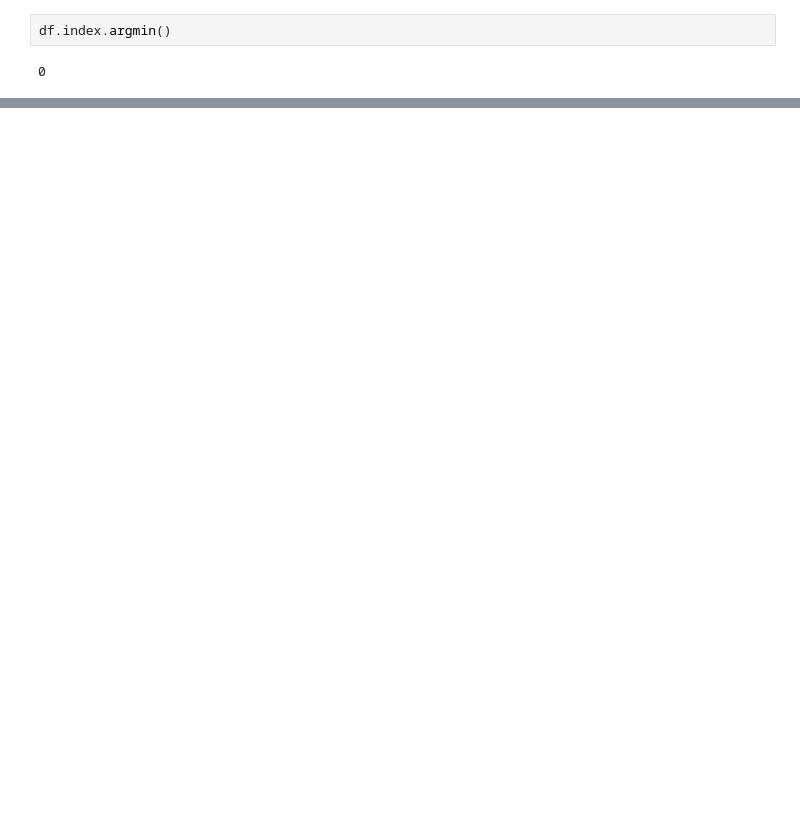
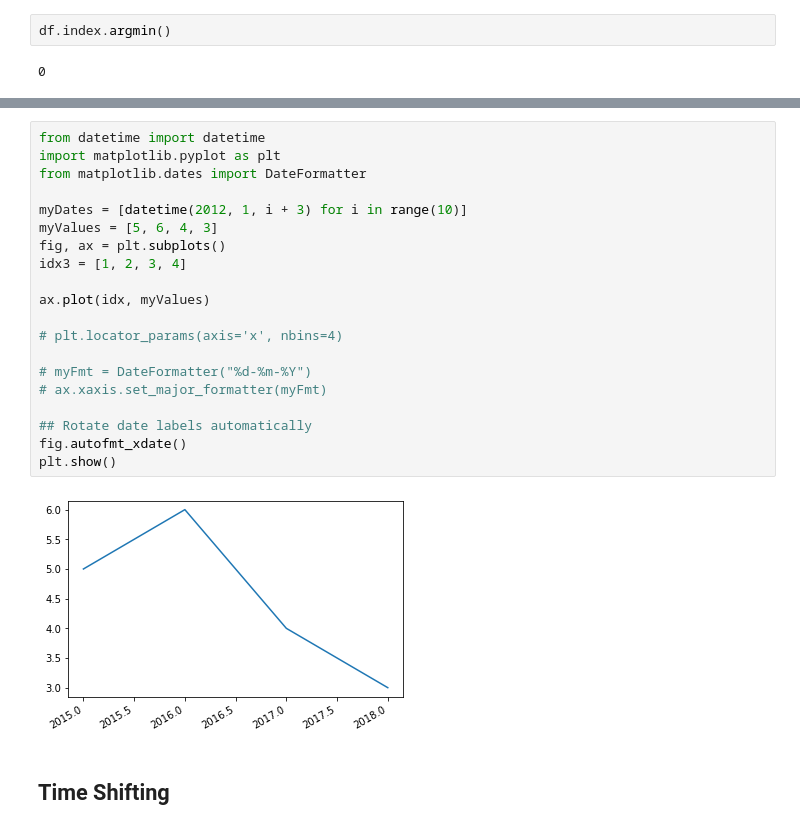
Before and after one commit to luiul/tsa, a Jupyter notebook: course-nb/03-tsa.ipynb, the cells around one changed output, grey strips where cells are left out. Saved outputs shown, nothing was run; the diff lists cells and outputs as text; blank space fills up the shorter version.

```diff
--- a/course-nb/03-tsa.ipynb
+++ b/course-nb/03-tsa.ipynb
@@ -89,0 +187,24 @@ df.index.argmin()
+# %%
+from datetime import datetime
+import matplotlib.pyplot as plt
+from matplotlib.dates import DateFormatter
+
+myDates = [datetime(2012, 1, i + 3) for i in range(10)]
+myValues = [5, 6, 4, 3]
+fig, ax = plt.subplots()
+idx3 = [1, 2, 3, 4]
+
+ax.plot(idx, myValues)
+
+# plt.locator_params(axis='x', nbins=4)
+
+# myFmt = DateFormatter("%d-%m-%Y")
+# ax.xaxis.set_major_formatter(myFmt)
+
+## Rotate date labels automatically
+fig.autofmt_xdate()
+plt.show()
+# %% [output]
+[figure, added]
+# %% [markdown]
+## Time Shifting
```
Also changed, not shown: parts of 48 cells of this notebook, 1 other file.
